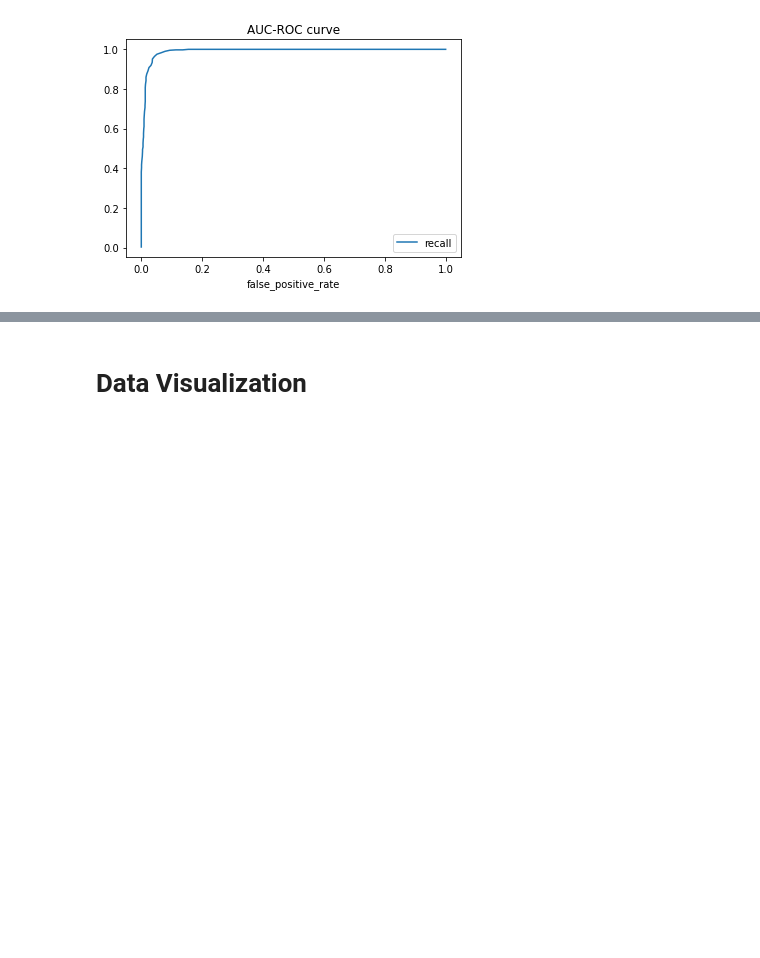
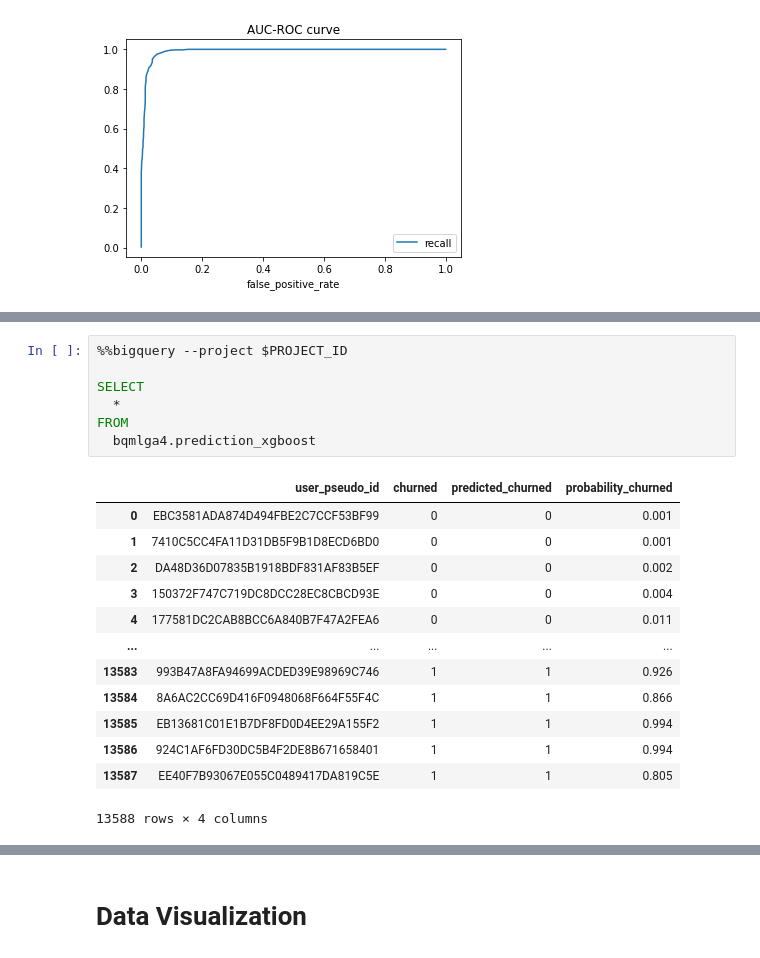
Before and after one commit to Aksh-Narayana/User-Retention-Prediction-Application, a Jupyter notebook: User_Retention_Prediction_Application_ipynb.ipynb, the cells around one changed output, grey strips where cells are left out. Drawn from its saved outputs; the diff is of its cells as text; blank space fills up the shorter version.

```diff
--- a/User_Retention_Prediction_Application_ipynb.ipynb
+++ b/User_Retention_Prediction_Application_ipynb.ipynb
@@ -886,0 +928,21 @@ df_roc.plot(x="false_positive_rate", y="recall", title="AUC-ROC curve")
+# %%
+%%bigquery --project $PROJECT_ID
+
+SELECT
+  *
+FROM
+  bqmlga4.prediction_xgboost
+# %% [output]
+|  | user_pseudo_id | churned | predicted_churned | probability_churned |
+| 0 | EBC3581ADA874D494FBE2C7CCF53BF99 | 0 | 0 | 0.001 |
+| 1 | 7410C5CC4FA11D31DB5F9B1D8ECD6BD0 | 0 | 0 | 0.001 |
+| 2 | DA48D36D07835B1918BDF831AF83B5EF | 0 | 0 | 0.002 |
+| 3 | 150372F747C719DC8DCC28EC8CBCD93E | 0 | 0 | 0.004 |
+| 4 | 177581DC2CAB8BCC6A840B7F47A2FEA6 | 0 | 0 | 0.011 |
+| ... | ... | ... | ... | ... |
+| 13583 | 993B47A8FA94699ACDED39E98969C746 | 1 | 1 | 0.926 |
+| 13584 | 8A6AC2CC69D416F0948068F664F55F4C | 1 | 1 | 0.866 |
+| 13585 | EB13681C01E1B7DF8FD0D4EE29A155F2 | 1 | 1 | 0.994 |
+| 13586 | 924C1AF6FD30DC5B4F2DE8B671658401 | 1 | 1 | 0.994 |
+| 13587 | EE40F7B93067E055C0489417DA819C5E | 1 | 1 | 0.805 |
+13588 rows × 4 columns
```
Also changed, not shown: parts of 6 cells of this notebook.
